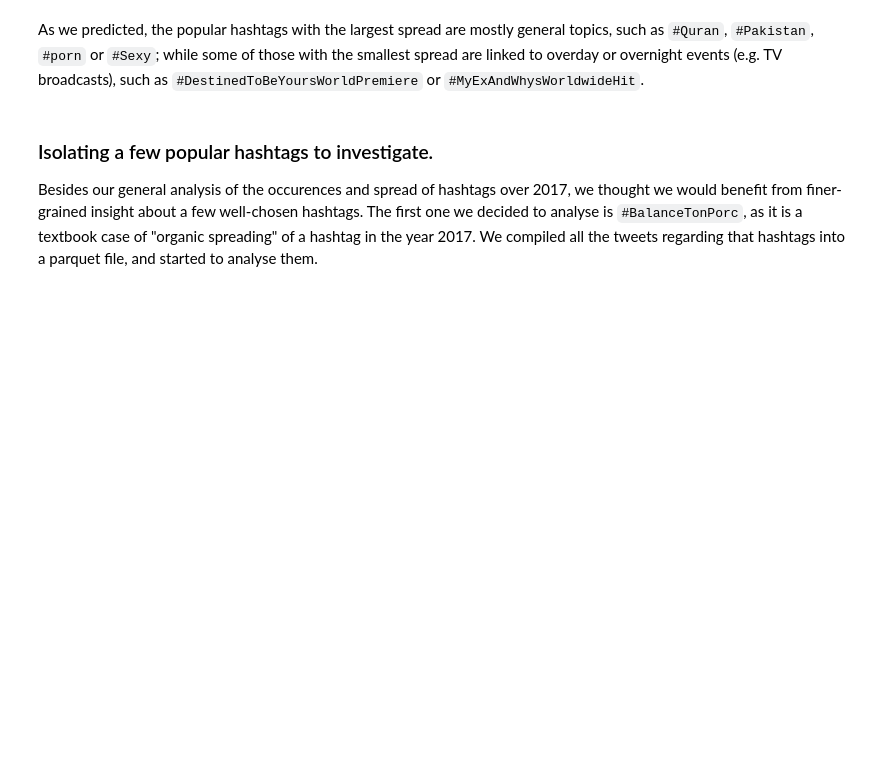
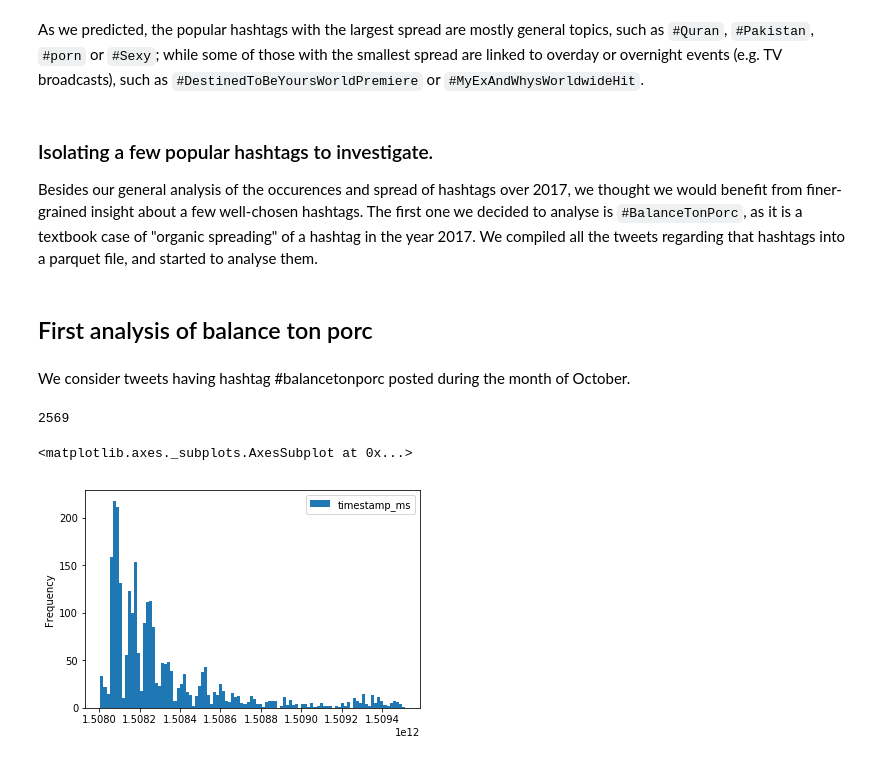
Before and after one commit to poechsel/ADA-project, a Jupyter notebook: Scaffolding.ipynb, the cells around one changed output. Drawn from its saved outputs; the diff is of its cells as text; code cells hidden in the pictures; blank space fills up the shorter version.

```diff
--- a/Scaffolding.ipynb
+++ b/Scaffolding.ipynb
@@ -135,3 +135,21 @@ As we predicted, the popular hashtags with the largest spread are mostly general
 ### Isolating a few popular hashtags to investigate.
 
 Besides our general analysis of the occurences and spread of hashtags over 2017, we thought we would benefit from finer-grained insight about a few well-chosen hashtags. The first one we decided to analyse is `#BalanceTonPorc`, as it is a textbook case of "organic spreading" of a hashtag in the year 2017. We compiled all the tweets regarding that hashtags into a parquet file, and started to analyse them.
+# %% [markdown]
+## First analysis of balance ton porc
+# %% [markdown]
+We consider tweets having hashtag #balancetonporc posted during the month of October.
+# %%
+tweets = spark.read.parquet('sample_balancetonporc_10.parquet')
+# %%
+tweets.count()
+# %% [output]
+2569
+# %%
+timestamps = tweets.select(col('timestamp_ms'))
+timestamps_pd = timestamps.toPandas()
+# %%
+timestamps_pd.plot.hist(bins=100)
+# %% [output]
+<matplotlib.axes._subplots.AxesSubplot at 0x...>
+[figure, added]
```
Also changed, not shown: parts of 2 cells of this notebook, 1 other file.
